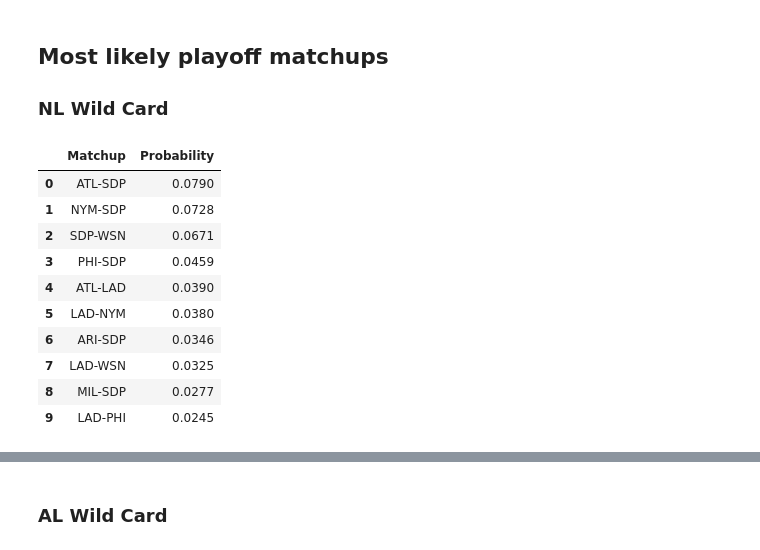
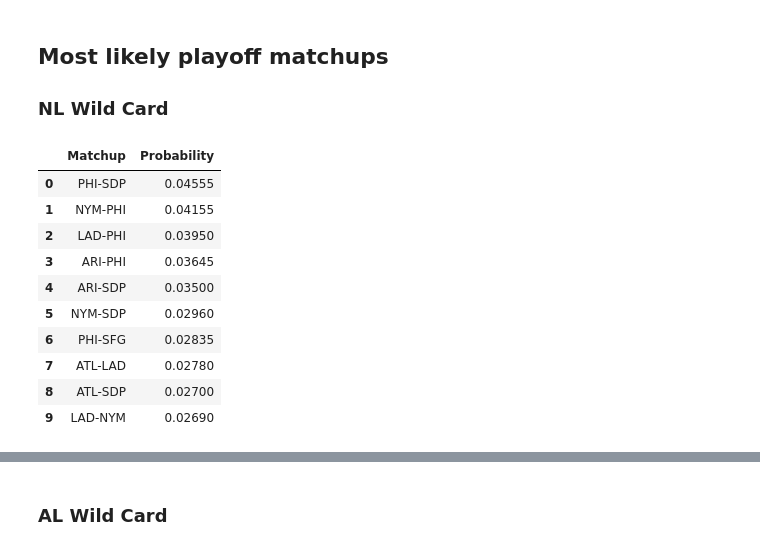
Before and after one commit to andersonfrailey/satchel, a Jupyter notebook: satchelexample.ipynb, the cells around one changed output, grey strips where cells are left out. Drawn from its saved outputs; the diff is of its cells as text; code cells hidden in the pictures.

```diff
--- a/satchelexample.ipynb
+++ b/satchelexample.ipynb
@@ -6,7 +6,7 @@ This notebook walks you through how to use the Satchel package and it's various
 from satchel.model import Satchel
 # %%
 # set up model run
-model = Satchel(seed = 759)  # set a seed for reproduceability
+model = Satchel(seed = 759, use_current_results=False)  # set a seed for reproduceability
 results = model.simulate()
 # %% [markdown]
 ## Results
@@ -83,16 +94,16 @@ results.aleast
 
 ### NL Wild Card
 # %%
-results.nlwc_matchups.head(10)
+results.nl_wild_card_1.head(10)
 # %% [output]
 |  | Matchup | Probability |
-| 0 | ATL-SDP | 0.0790 |
-| 1 | NYM-SDP | 0.0728 |
-| 2 | SDP-WSN | 0.0671 |
-| 3 | PHI-SDP | 0.0459 |
-| 4 | ATL-LAD | 0.0390 |
-| 5 | LAD-NYM | 0.0380 |
-| 6 | ARI-SDP | 0.0346 |
-| 7 | LAD-WSN | 0.0325 |
-| 8 | MIL-SDP | 0.0277 |
-| 9 | LAD-PHI | 0.0245 |
+| 0 | PHI-SDP | 0.04555 |
+| 1 | NYM-PHI | 0.04155 |
+| 2 | LAD-PHI | 0.03950 |
+| 3 | ARI-PHI | 0.03645 |
+| 4 | ARI-SDP | 0.03500 |
+| 5 | NYM-SDP | 0.02960 |
+| 6 | PHI-SFG | 0.02835 |
+| 7 | ATL-LAD | 0.02780 |
+| 8 | ATL-SDP | 0.02700 |
+| 9 | LAD-NYM | 0.02690 |
```
Also changed, not shown: parts of 22 cells of this notebook, 4 other files.
